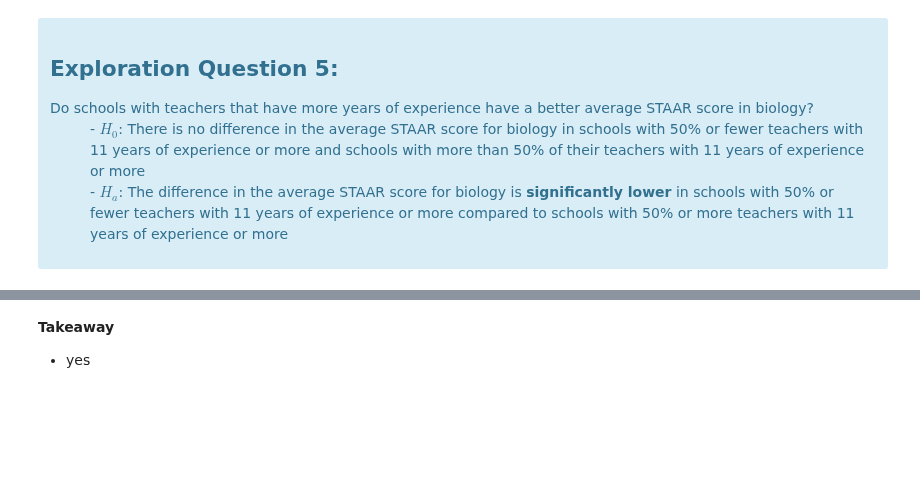
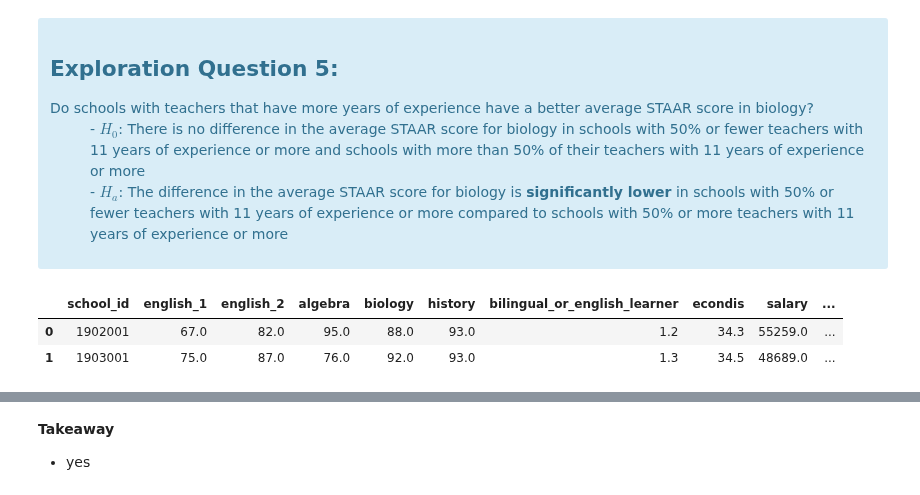
Before and after one commit to college-readiness-preds/capstone_readiness, a Jupyter notebook: Andy/explore.ipynb, the cells around one changed output, grey strips where cells are left out. Drawn from its saved outputs; the diff is of its cells as text; code cells hidden in the pictures; blank space fills up the shorter version.

```diff
--- a/Andy/explore.ipynb
+++ b/Andy/explore.ipynb
@@ -247,3 +261,9 @@ Ttest_indResult(statistic=0.8451929012191587, pvalue=0.19913182967932297)
         <dd>- $H_a$: The difference in the average STAAR score for biology is <strong>significantly lower</strong> in schools with 50% or fewer teachers with 11 years of experience or more compared to schools with 50% or more teachers with 11 years of experience or more </dd>
     </dl>
 </div>
+# %%
+df.head(2)
+# %% [output]
+|  | school_id | english_1 | english_2 | algebra | biology | history | bilingual_or_english_learner | econdis | salary | ... |
+| 0 | 1902001 | 67.0 | 82.0 | 95.0 | 88.0 | 93.0 | 1.2 | 34.3 | 55259.0 | ... |
+| 1 | 1903001 | 75.0 | 87.0 | 76.0 | 92.0 | 93.0 | 1.3 | 34.5 | 48689.0 | ... |
```
Also changed, not shown: parts of 17 cells of this notebook, 1 other file.
